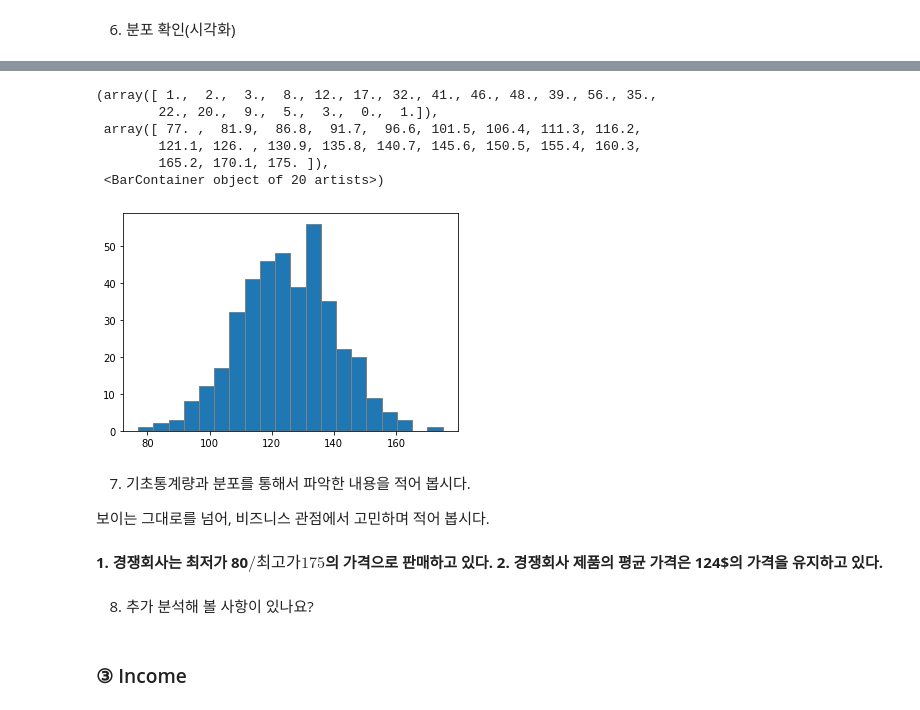
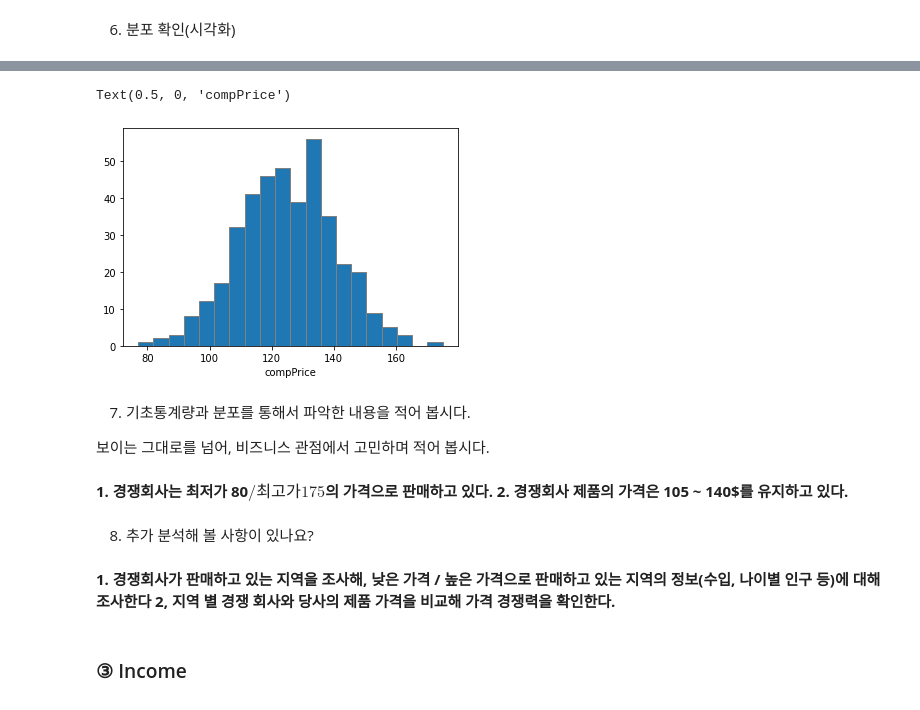
Before and after one commit to baekmani/CarSeat-Data-Analysis, a Jupyter notebook: 데이터 분석 - CarSeat 판매량 저하.ipynb, the cells around one changed output, grey strips where cells are left out. Cells and saved outputs as stored; diff of their text form; code cells hidden in the pictures.

```diff
--- a/데이터 분석 - CarSeat 판매량 저하.ipynb
+++ b/데이터 분석 - CarSeat 판매량 저하.ipynb
@@ -198,22 +183,21 @@ Name: CompPrice, Length: 400, dtype: int64
 # %%
 plt.hist(data[var], bins = 20, edgecolor='gray')
+plt.xlabel("compPrice")
 # %% [output]
-(array([ 1.,  2.,  3.,  8., 12., 17., 32., 41., 46., 48., 39., 56., 35.,
-        22., 20.,  9.,  5.,  3.,  0.,  1.]),
- array([ 77. ,  81.9,  86.8,  91.7,  96.6, 101.5, 106.4, 111.3, 116.2,
-        121.1, 126. , 130.9, 135.8, 140.7, 145.6, 150.5, 155.4, 160.3,
-        165.2, 170.1, 175. ]),
- <BarContainer object of 20 artists>)
+Text(0.5, 0, 'compPrice')
-[figure, old version]
+[figure, new version]
 # %% [markdown]
 7) 기초통계량과 분포를 통해서 파악한 내용을 적어 봅시다.
 
 보이는 그대로를 넘어, 비즈니스 관점에서 고민하며 적어 봅시다.
 # %% [markdown]
 **1. 경쟁회사는 최저가 80$ / 최고가 175$의 가격으로 판매하고 있다.**</br></br>
-**2. 경쟁회사 제품의 평균 가격은 124$의 가격을 유지하고 있다.**</br></br>
+**2. 경쟁회사 제품의 가격은 105 ~ 140$를 유지하고 있다.**</br></br>
 # %% [markdown]
 8) 추가 분석해 볼 사항이 있나요?
+# %% [markdown]
+**1. 경쟁회사가 판매하고 있는 지역을 조사해, 낮은 가격 / 높은 가격으로 판매하고 있는 지역의 정보(수입, 나이별 인구 등)에 대해 조사한다**</br></br>
+**2, 지역 별 경쟁 회사와 당사의 제품 가격을 비교해 가격 경쟁력을 확인한다.**</br></br>
 # %% [markdown]
 ### ③ Income
 # %% [markdown]
```
Also changed, not shown: parts of 2 cells of this notebook.
